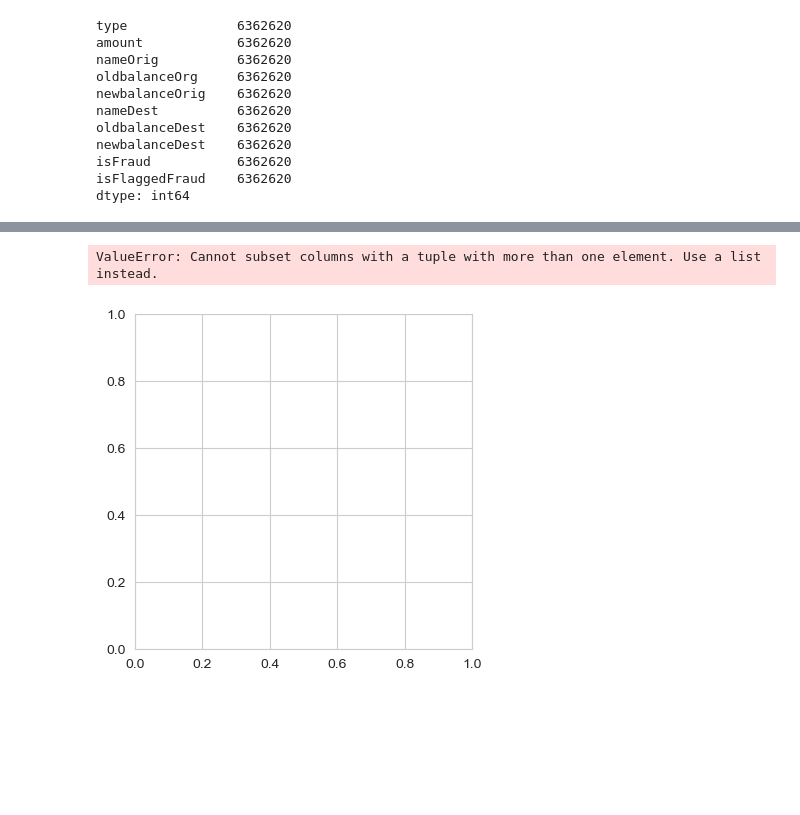
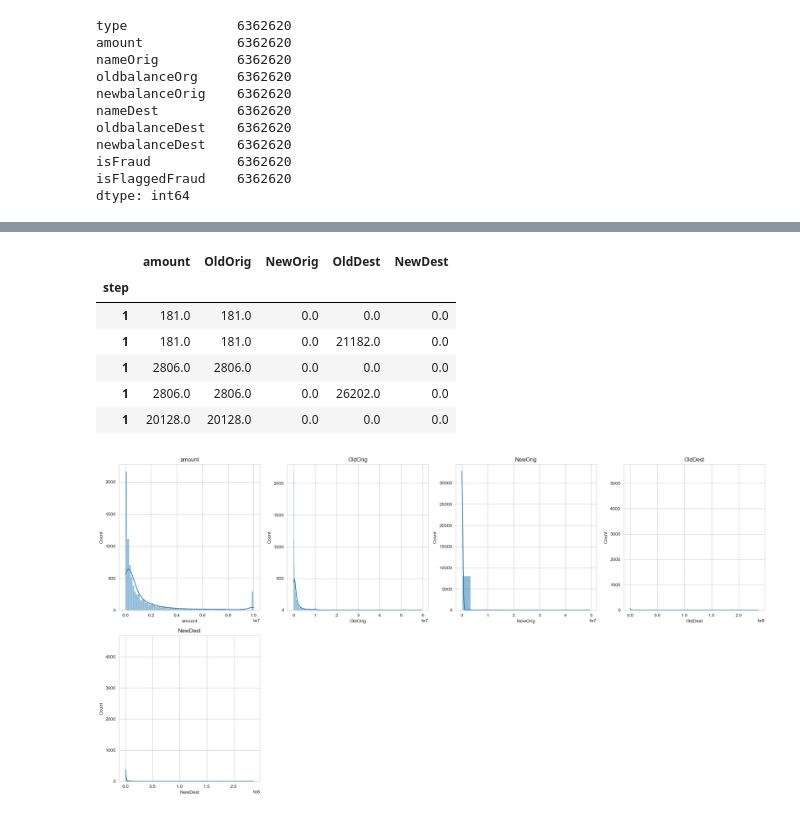
Before and after one commit to theslater11/FinancialFraudDetection, a Jupyter notebook: FraudData/Explore.ipynb, the cells around one changed output, grey strips where cells are left out. Saved outputs shown, nothing was run; the diff lists cells and outputs as text; code cells hidden in the pictures; blank space fills up the shorter version.

```diff
--- a/FraudData/Explore.ipynb
+++ b/FraudData/Explore.ipynb
@@ -11,4 +11,4 @@ from sklearn.model_selection import train_test_split #  What does this do? Find
 from sklearn import linear_model, preprocessing # What does this do? Find out and type here.
 import warnings # For handling error messages.
 # %%
-Financials = pd.read_csv("/Users/sa12/Desktop/FraudData/data.csv", index_col=0)
+financials = pd.read_csv("/Users/sa12/Documents/Repositories/FinancialFraudDetection/FraudData/financials.csv", index_col=0)
@@ -72,0 +97,7 @@ dtype: int64
+# %%
+fraud = financials[financials['isFraud'] == 1]
+not_fraud = financials[financials['isFraud'] == 0]
+not_fraud_short = not_fraud.head(100000)
+fraud.count()
+#first 50,000 rows only had 100 cases of fraud.
+#last 50,000 rows has 658 cases of fraud.
@@ -72,0 +125,4 @@ dtype: int64
+# %%
+fraud2 = fraud.drop(columns=['nameOrig', 'nameDest', 'isFraud','isFlaggedFraud','type'])
+fraud2.rename(columns={'amount':'Amount','oldbalanceOrg':'OldOrig','newbalanceOrig':'NewOrig','oldbalanceDest':'OldDest','newbalanceDest':'NewDest'}, inplace=True)
+sns.pairplot(fraud2)
@@ -73,17 +170,25 @@ dtype: int64
+# %%
+fraud2.head()
+# %% [output]
+|  | amount | OldOrig | NewOrig | OldDest | NewDest |
+| step |  |  |  |  |  |
+| 1 | 181.0 | 181.0 | 0.0 | 0.0 | 0.0 |
+| 1 | 181.0 | 181.0 | 0.0 | 21182.0 | 0.0 |
+| 1 | 2806.0 | 2806.0 | 0.0 | 0.0 | 0.0 |
+| 1 | 2806.0 | 2806.0 | 0.0 | 26202.0 | 0.0 |
+| 1 | 20128.0 | 20128.0 | 0.0 | 0.0 | 0.0 |
 # %%
 sns.set_style(style="whitegrid")
 
 # Selecting columns for plots
 float_cols = Financials.select_dtypes(include=['float']).columns
-Fraud = tiny_financials.groupby('isFraud')
 # Plotting distributions of numerical features
 
 plt.figure(figsize=(20, 20))
-for i, col in enumerate(Fraud):
-    plt.subplot(4, 4, i + 1)
-    sns.histplot(Fraud[col], kde=True)
+for i, col in enumerate(fraud2):
+    plt.subplot(5, 4, i + 1)
+    sns.histplot(fraud2[col], kde=True)
     plt.title(col)
     plt.tight_layout()
 # %% [output]
-ValueError: Cannot subset columns with a tuple with more than one element. Use a list instead.
-[figure, old version]
+[figure, new version]
```
Also changed, not shown: parts of 19 cells of this notebook.
